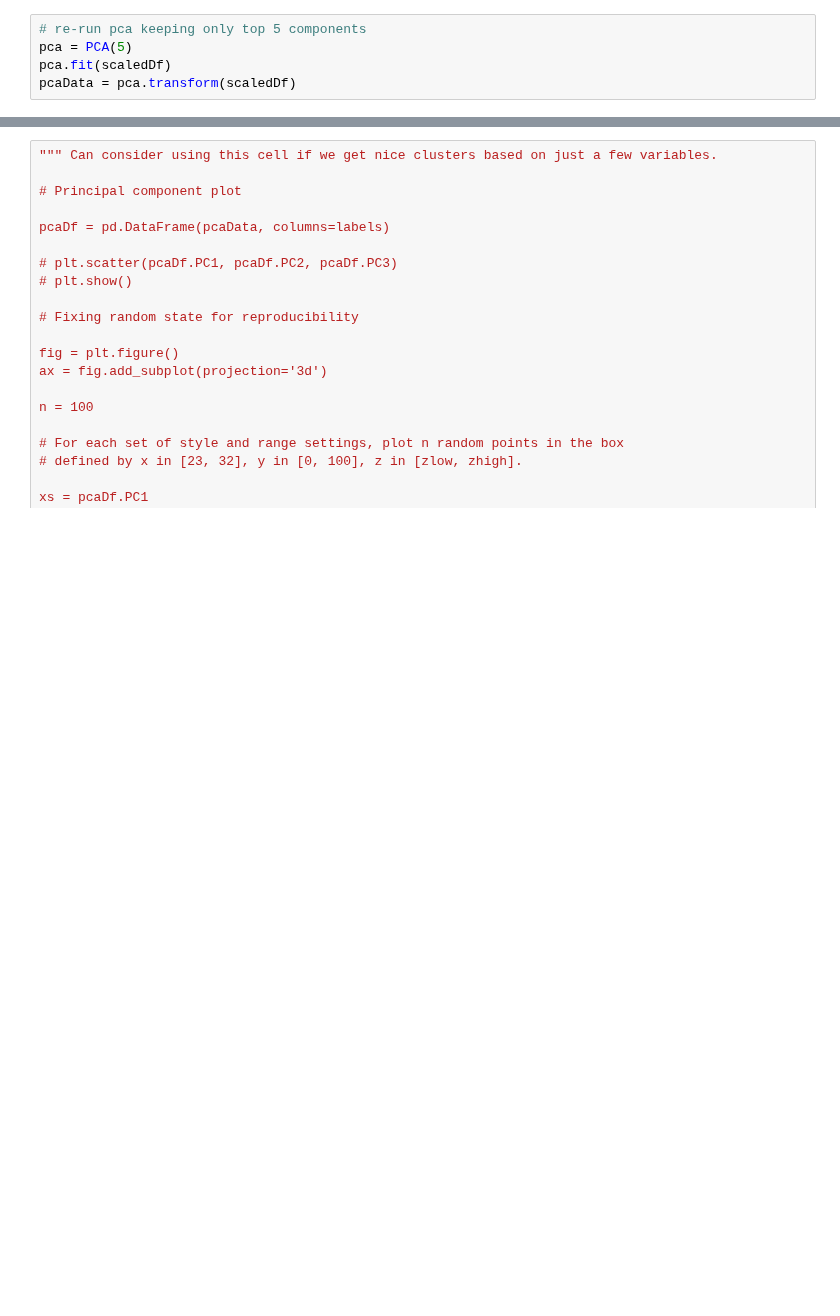
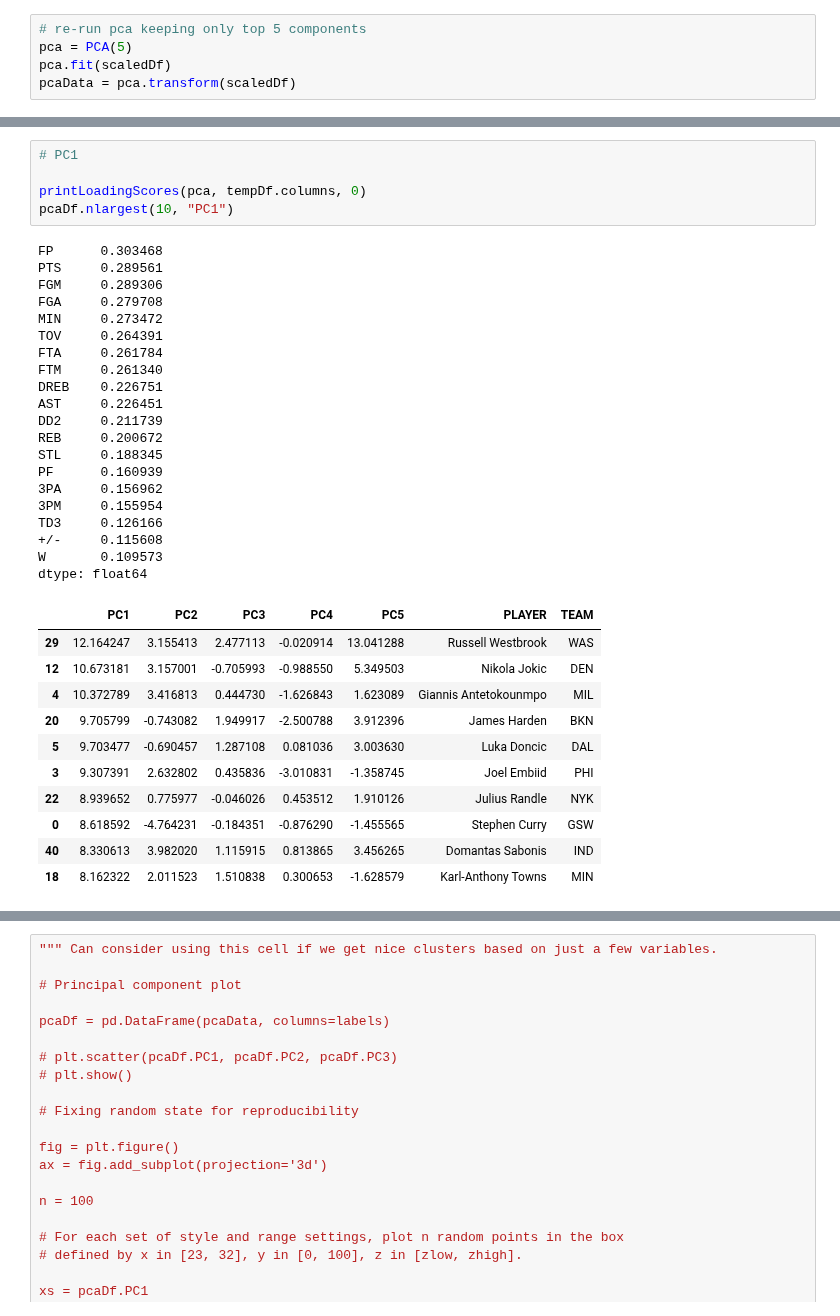
Before and after one commit to CSA100/nba-dsai, a Jupyter notebook: PCA.ipynb, the cells around one changed output, grey strips where cells are left out. Cells and saved outputs as stored; diff of their text form; blank space fills up the shorter version.

```diff
--- a/PCA.ipynb
+++ b/PCA.ipynb
@@ -95,0 +96,37 @@ dtype: float64
+# %%
+# PC1
+
+printLoadingScores(pca, tempDf.columns, 0)
+pcaDf.nlargest(10, "PC1")
+# %% [output]
+FP      0.303468
+PTS     0.289561
+FGM     0.289306
+FGA     0.279708
+MIN     0.273472
+TOV     0.264391
+FTA     0.261784
+FTM     0.261340
+DREB    0.226751
+AST     0.226451
+DD2     0.211739
+REB     0.200672
+STL     0.188345
+PF      0.160939
+3PA     0.156962
+3PM     0.155954
+TD3     0.126166
++/-     0.115608
+W       0.109573
+dtype: float64
+|  | PC1 | PC2 | PC3 | PC4 | PC5 | PLAYER | TEAM |
+| 29 | 12.164247 | 3.155413 | 2.477113 | -0.020914 | 13.041288 | Russell Westbrook | WAS |
+| 12 | 10.673181 | 3.157001 | -0.705993 | -0.988550 | 5.349503 | Nikola Jokic | DEN |
+| 4 | 10.372789 | 3.416813 | 0.444730 | -1.626843 | 1.623089 | Giannis Antetokounmpo | MIL |
+| 20 | 9.705799 | -0.743082 | 1.949917 | -2.500788 | 3.912396 | James Harden | BKN |
+| 5 | 9.703477 | -0.690457 | 1.287108 | 0.081036 | 3.003630 | Luka Doncic | DAL |
+| 3 | 9.307391 | 2.632802 | 0.435836 | -3.010831 | -1.358745 | Joel Embiid | PHI |
+| 22 | 8.939652 | 0.775977 | -0.046026 | 0.453512 | 1.910126 | Julius Randle | NYK |
+| 0 | 8.618592 | -4.764231 | -0.184351 | -0.876290 | -1.455565 | Stephen Curry | GSW |
+| 40 | 8.330613 | 3.982020 | 1.115915 | 0.813865 | 3.456265 | Domantas Sabonis | IND |
+| 18 | 8.162322 | 2.011523 | 1.510838 | 0.300653 | -1.628579 | Karl-Anthony Towns | MIN |
```
Also changed, not shown: parts of 7 cells of this notebook.
